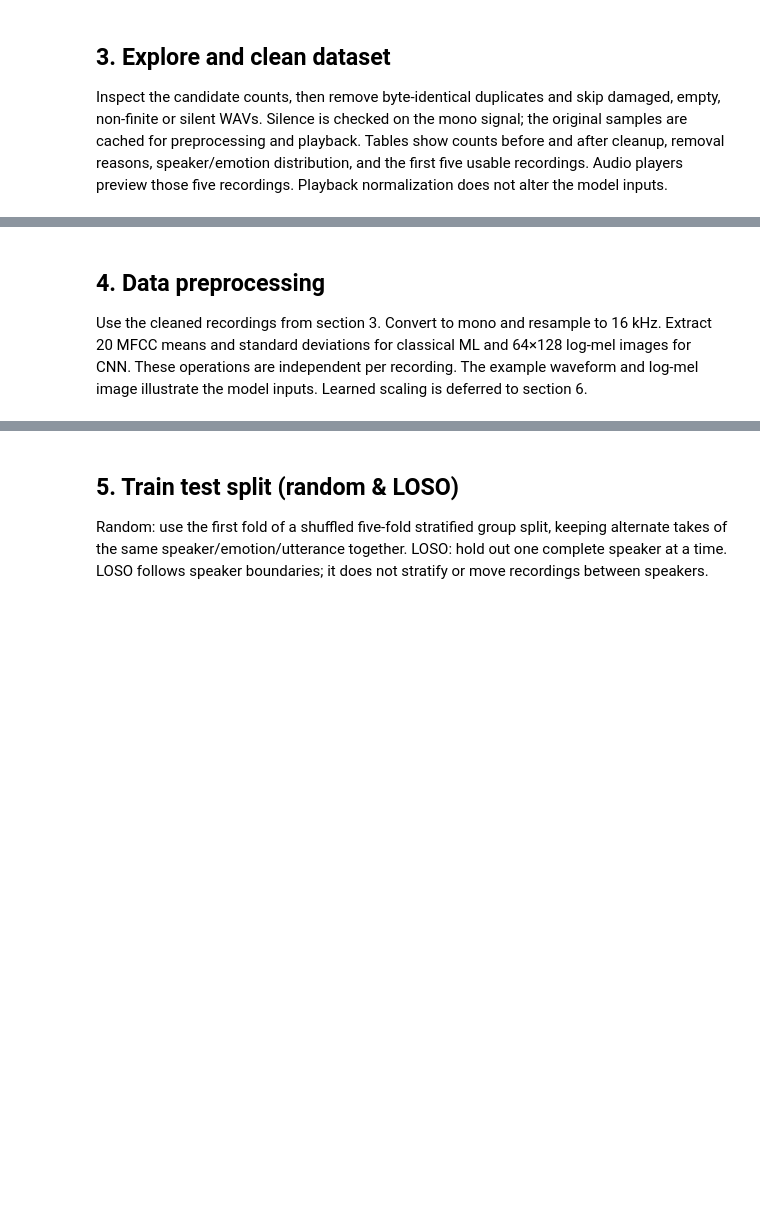
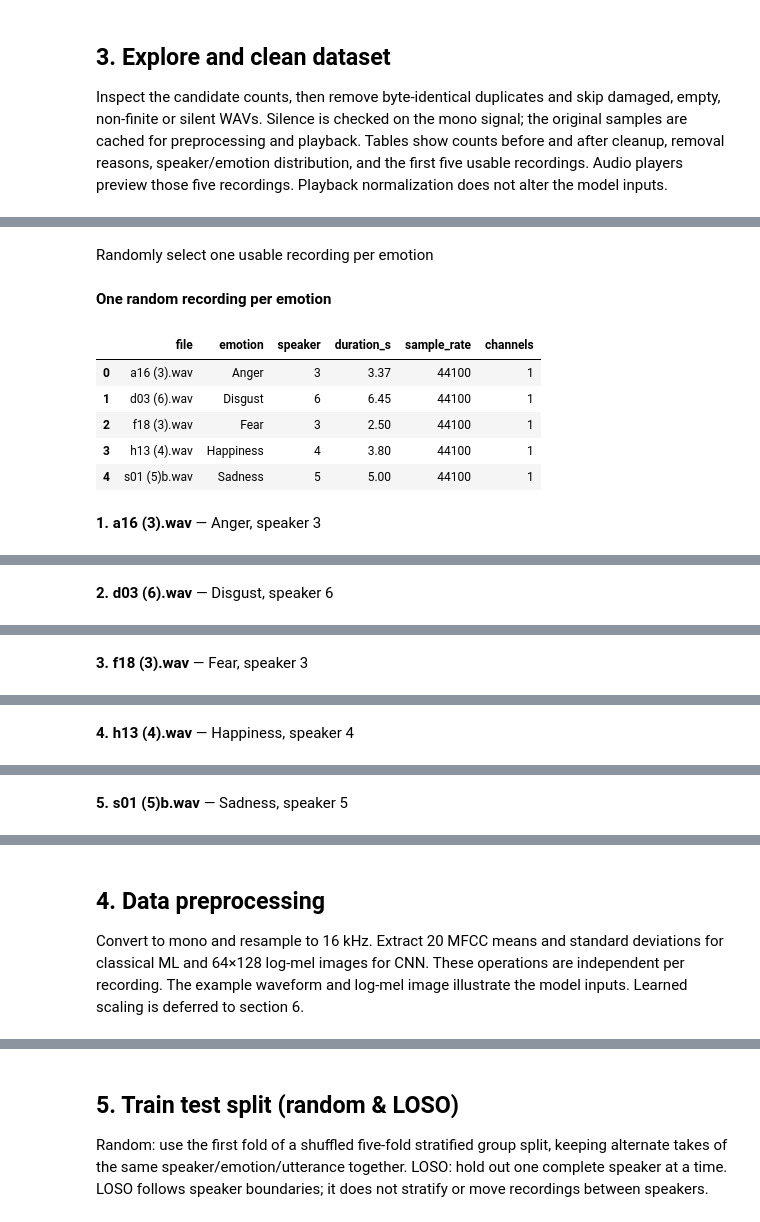
Before and after one commit to lipkhin/msi5001-ser, a Jupyter notebook: MSI5001_SER.ipynb, the cells around one changed output, grey strips where cells are left out. Saved outputs shown, nothing was run; the diff lists cells and outputs as text; code cells hidden in the pictures; blank space fills up the shorter version.

```diff
--- a/MSI5001_SER.ipynb
+++ b/MSI5001_SER.ipynb
@@ -184,10 +242,34 @@ plt.show()
-# %%
-first_five = recordings.head(5).copy()
-first_five['file'] = first_five.path.map(lambda path: path.name)
-display(Markdown('**First five usable recordings**'))
-display(first_five[['file', 'emotion', 'speaker', 'duration_s', 'sample_rate', 'channels']]
-        .reset_index(drop=True).round({'duration_s':2}))
-for i, record in enumerate(first_five.itertuples(index=False), start=1):
-    display(Markdown(f'**{i}. {record.path.name}** — {record.emotion}, speaker {record.speaker}'))
-    audio, sr = audio_cache[record.path]
-    display(Audio(data=audio.T, rate=sr))
+# %% [markdown]
+Randomly select one usable recording per emotion
+# %%
+emotion_samples = (
+    recordings.groupby('emotion')
+    .sample(n=1)
+    .sort_values('emotion')
+    .copy()
+)
+
+emotion_samples['file'] = emotion_samples.path.map(lambda path: path.name)
+
+display(Markdown('**One random recording per emotion**'))
+display(
+    emotion_samples[['file', 'emotion', 'speaker', 'duration_s', 'sample_rate', 'channels']]
+    .reset_index(drop=True)
+    .round({'duration_s': 2})
+)
+
+for i, record in enumerate(emotion_samples.itertuples(index=False), start=1):
+    display(Markdown(
+        f'**{i}. {record.path.name}** — {record.emotion}, speaker {record.speaker}'
+    ))
+    audio, sr = audio_cache[record.path]
+    display(Audio(data=audio.T, rate=sr))
+# %% [output]
+**One random recording per emotion**
+|  | file | emotion | speaker | duration_s | sample_rate | channels |
+| 0 | a16 (3).wav | Anger | 3 | 3.37 | 44100 | 1 |
+| 1 | d03 (6).wav | Disgust | 6 | 6.45 | 44100 | 1 |
+| 2 | f18 (3).wav | Fear | 3 | 2.50 | 44100 | 1 |
+| 3 | h13 (4).wav | Happiness | 4 | 3.80 | 44100 | 1 |
+| 4 | s01 (5)b.wav | Sadness | 5 | 5.00 | 44100 | 1 |
+**1. a16 (3).wav** — Anger, speaker 3
@@ -193,0 +277 @@ for i, record in enumerate(first_five.itertuples(index=False), start=1):
+**2. d03 (6).wav** — Disgust, speaker 6
@@ -193,0 +279 @@ for i, record in enumerate(first_five.itertuples(index=False), start=1):
+**3. f18 (3).wav** — Fear, speaker 3
@@ -193,0 +281 @@ for i, record in enumerate(first_five.itertuples(index=False), start=1):
+**4. h13 (4).wav** — Happiness, speaker 4
@@ -193,0 +283 @@ for i, record in enumerate(first_five.itertuples(index=False), start=1):
+**5. s01 (5)b.wav** — Sadness, speaker 5
@@ -194,7 +285,7 @@ for i, record in enumerate(first_five.itertuples(index=False), start=1):
 # %% [markdown]
 ## 4. Data preprocessing
 
-Use the cleaned recordings from section 3. Convert to mono and resample to 16 kHz.
+Convert to mono and resample to 16 kHz.
 Extract 20 MFCC means and standard deviations for classical ML and 64×128 log-mel
 images for CNN. These operations are independent per recording.
 The example waveform and log-mel image illustrate the model inputs.
```
Also changed, not shown: parts of 12 cells of this notebook.
